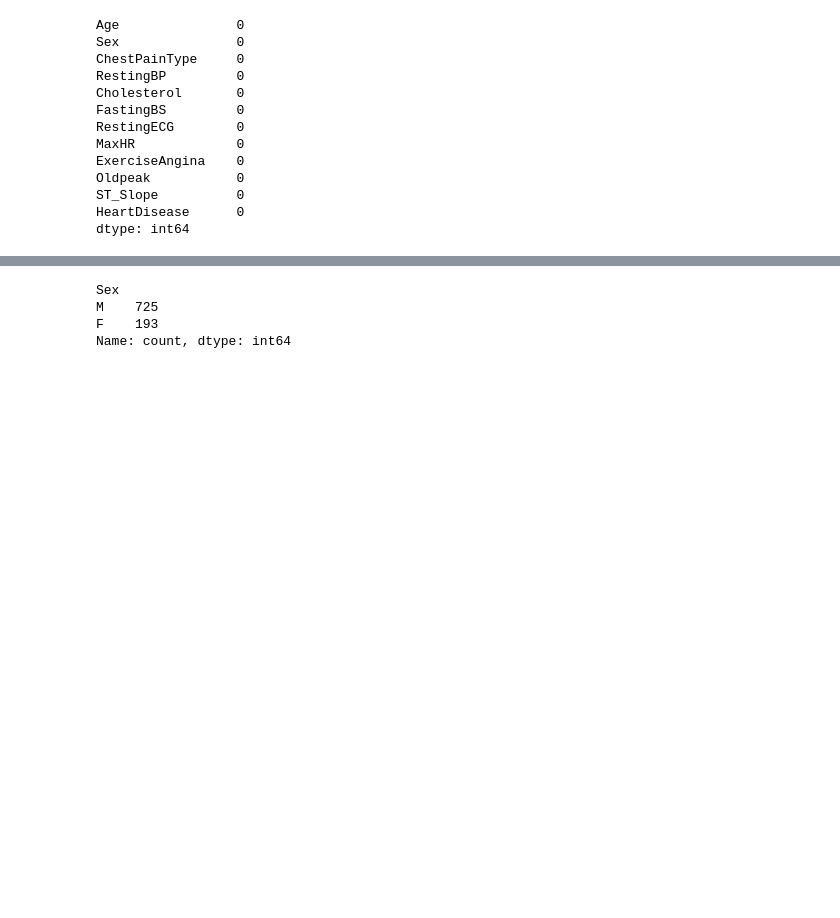
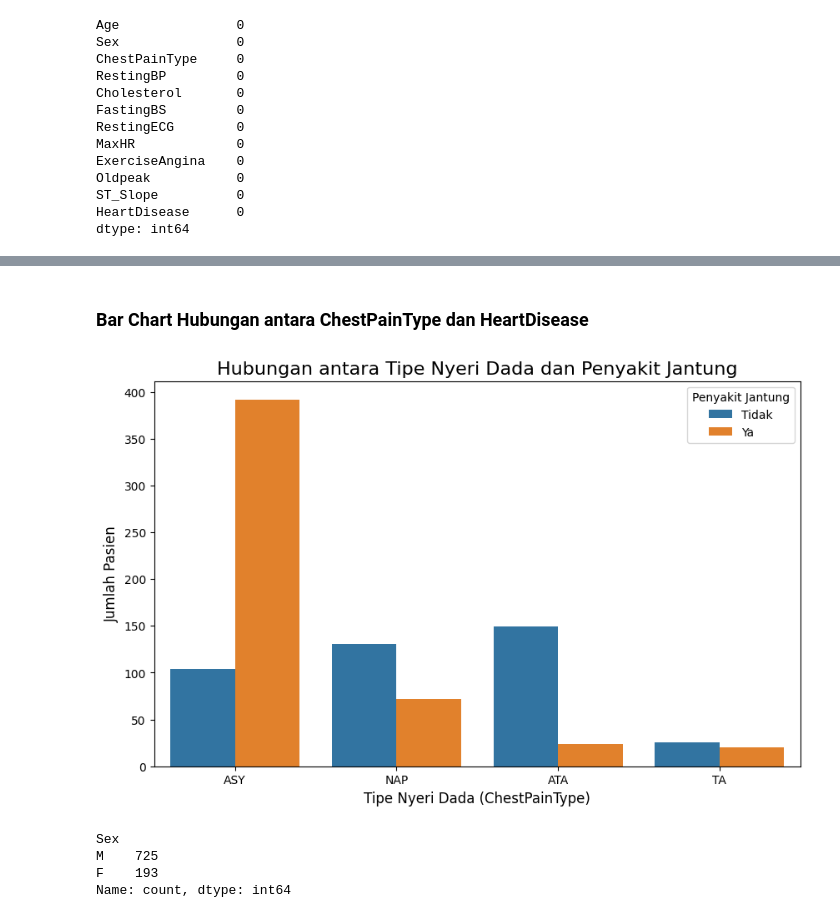
Before and after one commit to ngrnara/prediksi-penyakit-jantung-knn, a Jupyter notebook: prediksi-heart-disiease-new.ipynb, the cells around one changed output, grey strips where cells are left out. Drawn from its saved outputs; the diff is of its cells as text; code cells hidden in the pictures; blank space fills up the shorter version.

```diff
--- a/prediksi-heart-disiease-new.ipynb
+++ b/prediksi-heart-disiease-new.ipynb
@@ -136,3 +151,19 @@ dtype: int64
+# %% [markdown]
+### Bar Chart Hubungan antara ChestPainType dan HeartDisease
+# %%
+import seaborn as sns
+import matplotlib.pyplot as plt
+
+# Asumsikan 'df' adalah nama DataFrame Anda yang berisi data
+plt.figure(figsize=(10, 6))
+sns.countplot(data=df, x='ChestPainType', hue='HeartDisease', order=['ASY', 'NAP', 'ATA', 'TA'])
+plt.title('Hubungan antara Tipe Nyeri Dada dan Penyakit Jantung', fontsize=16)
+plt.xlabel('Tipe Nyeri Dada (ChestPainType)', fontsize=12)
+plt.ylabel('Jumlah Pasien', fontsize=12)
+plt.legend(title='Penyakit Jantung', labels=['Tidak', 'Ya'])
+plt.show()
+# %% [output]
+[figure, added]
 # %%
 # Mengubah data menjadi string dan menghitung nilai unik
 value_counts = df['Sex'].astype(str).value_counts(dropna=False)
```
Also changed, not shown: parts of 4 cells of this notebook.
